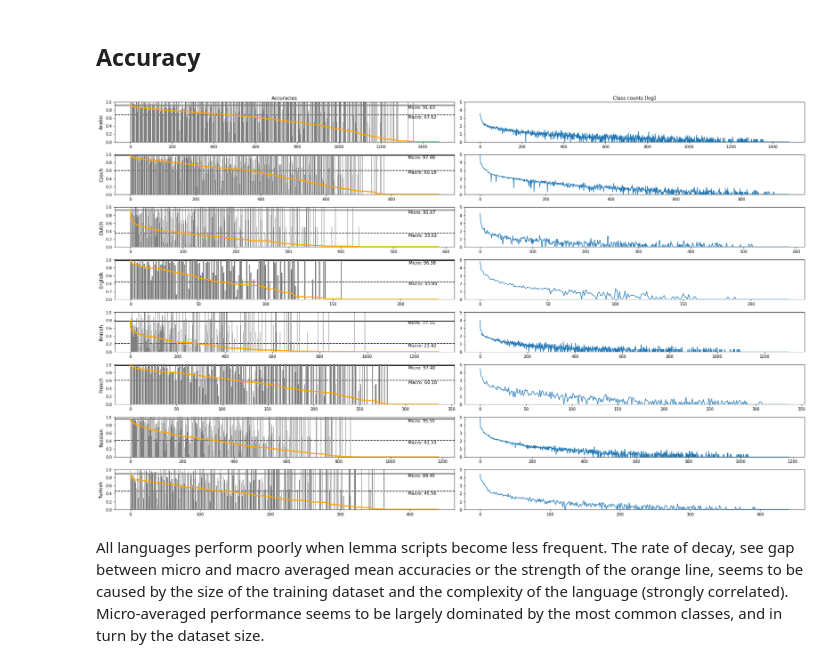
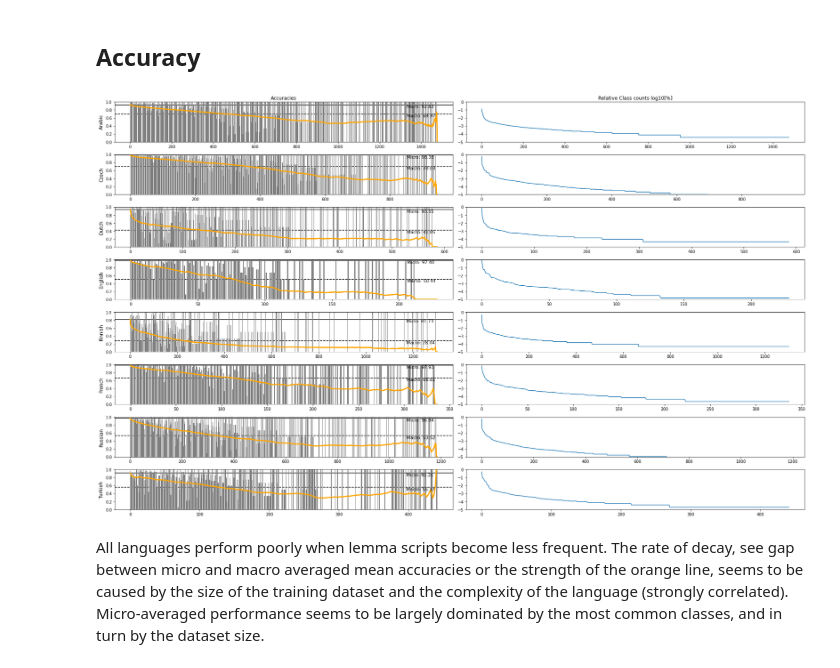
Before and after one commit to ioverho/morph_tag_lemmatize, a Jupyter notebook: evaluation.ipynb, the cells around one changed output. Drawn from its saved outputs; the diff is of its cells as text; code cells hidden in the pictures.

```diff
--- a/evaluation.ipynb
+++ b/evaluation.ipynb
@@ -17,6 +19,7 @@ model = "UDPipe2"
 lang_stats = defaultdict(dict)
 # %%
 eval_data = dict()
+eval_stats = dict()
 for eval_fp in Path(EVAL_FILES_PATH).glob(f"**/{model}*.pickle"):
     _, lang, _, _, _ = eval_fp.parts[-1].rsplit("_")
 
@@ -29,7 +32,8 @@ for eval_fp in Path(EVAL_FILES_PATH).glob(f"**/{model}*.pickle"):
             except EOFError:
                 pass
 
-        eval_data[lang] = data
+        eval_data[lang] = data[:-1]
+        eval_stats[lang] = data[-1]
 
     else:
         print(f"Language {lang} already processed, skipping.")
@@ -50,7 +65,7 @@ for row, axes_row in enumerate(axes):
         acc_stats[tok[3]](int(tok[3] == tok[4]))
     acc_stats = dict(acc_stats)
 
-    x, stats = list(map(list, zip(*sorted(acc_stats.items(), key=lambda x: x[0]))))
+    x, stats = list(map(list, zip(*sorted(acc_stats.items(), key=lambda x: x[1].N, reverse=True))))
     N, mean = np.array([s.N for s in stats]), np.array([s.mean for s in stats])
 
     micro_mean = np.sum(N * mean) / np.sum(N)
@@ -74,37 +89,37 @@ for row, axes_row in enumerate(axes):
 
             # Plot micro-mean per excluded class
             micro_means = [np.sum(N[i:] * mean[i:]) / np.sum(N[i:]) for i in range(len(N))]
             ax.plot(micro_means, c='orange', zorder=1, linewidth=3)
 
             # Set titles and such
             if row == 0:
                 ax.set_title("Accuracies", size=12)
 
             ax.set_ylabel(langs[row], size=12)
 
             ax.set_ylim(0.0, 1.0)
 
             lang_stats[langs[row]].update({
                 "Lemma/Acc. Micro": micro_mean,
                 "Lemma/Acc. Micro @ 2": micro_means[2],
                 "Lemma/Acc. Micro @ 10": micro_means[10],
                 "Lemma/Acc. Micro @ 100": micro_means[100],
                 "Lemma/Acc. Macro": macro_mean,
             })
 
         if col == 1:
             # Second column: class occurence
 
-            ax.plot(np.log10(N))
+            ax.plot(np.log10(N) - np.log10(np.sum(N)))
 
             if row == 0:
-                ax.set_title("Class counts [log]", size=12)
+                ax.set_title("Relative Class counts log10[%]", size=12)
 
-            ax.set_ylim(0.0, 5.0)
+            ax.set_ylim(-5, 0)
 
     plt.tight_layout()
 # %% [output]
-[figure, old version]
+[figure, new version]
 # %% [markdown]
 All languages perform poorly when lemma scripts become less frequent. The rate of decay, see gap between micro and macro averaged mean accuracies or the strength of the orange line, seems to be caused by the size of the training dataset and the complexity of the language (strongly correlated). Micro-averaged performance seems to be largely dominated by the most common classes, and in turn by the dataset size.
 # %% [markdown]
```
Also changed, not shown: parts of 17 cells of this notebook, 53 other files.
